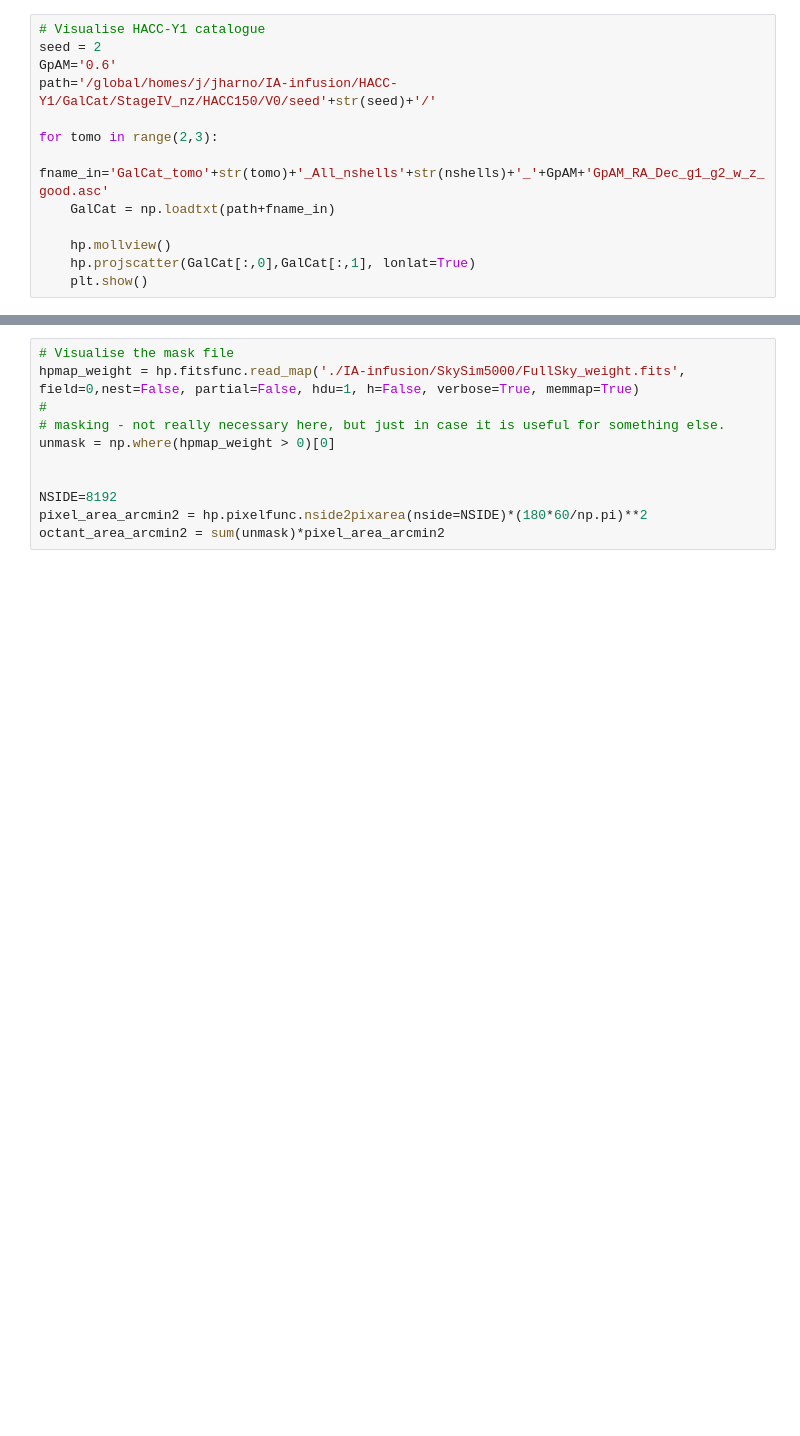
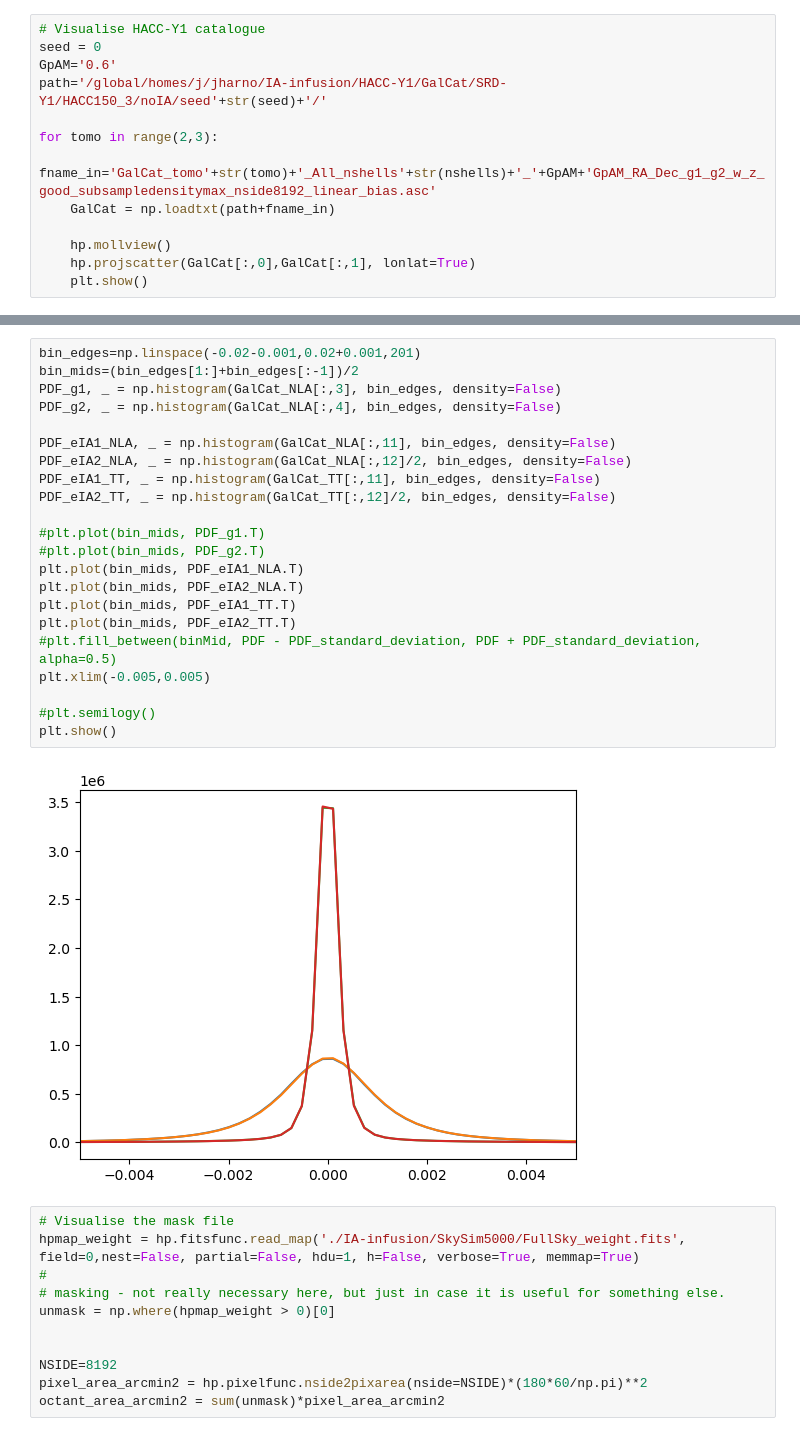
Before and after one commit to LSSTDESC/SkySim5000_IA_infusion, a Jupyter notebook: PopulateGal.ipynb, the cells around one changed output, grey strips where cells are left out. Saved outputs shown, nothing was run; the diff lists cells and outputs as text; blank space fills up the shorter version.

```diff
--- a/PopulateGal.ipynb
+++ b/PopulateGal.ipynb
@@ -869,11 +1161,11 @@ if(SkySim):
 # %%
 # Visualise HACC-Y1 catalogue
-seed = 2
+seed = 0
 GpAM='0.6'
-path='/global/homes/j/jharno/IA-infusion/HACC-Y1/GalCat/StageIV_nz/HACC150/V0/seed'+str(seed)+'/'
+path='/global/homes/j/jharno/IA-infusion/HACC-Y1/GalCat/SRD-Y1/HACC150_3/noIA/seed'+str(seed)+'/'
 
 for tomo in range(2,3):
-    fname_in='GalCat_tomo'+str(tomo)+'_All_nshells'+str(nshells)+'_'+GpAM+'GpAM_RA_Dec_g1_g2_w_z_good.asc'
+    fname_in='GalCat_tomo'+str(tomo)+'_All_nshells'+str(nshells)+'_'+GpAM+'GpAM_RA_Dec_g1_g2_w_z_good_subsampledensitymax_nside8192_linear_bias.asc'
     GalCat = np.loadtxt(path+fname_in)
 
     hp.mollview()
@@ -932,3 +1231,27 @@ for tomo in range(3,4):
+# %%
+bin_edges=np.linspace(-0.02-0.001,0.02+0.001,201)
+bin_mids=(bin_edges[1:]+bin_edges[:-1])/2
+PDF_g1, _ = np.histogram(GalCat_NLA[:,3], bin_edges, density=False)
+PDF_g2, _ = np.histogram(GalCat_NLA[:,4], bin_edges, density=False)
+
+PDF_eIA1_NLA, _ = np.histogram(GalCat_NLA[:,11], bin_edges, density=False)
+PDF_eIA2_NLA, _ = np.histogram(GalCat_NLA[:,12]/2, bin_edges, density=False)
+PDF_eIA1_TT, _ = np.histogram(GalCat_TT[:,11], bin_edges, density=False)
+PDF_eIA2_TT, _ = np.histogram(GalCat_TT[:,12]/2, bin_edges, density=False)
+
+#plt.plot(bin_mids, PDF_g1.T)
+#plt.plot(bin_mids, PDF_g2.T)
+plt.plot(bin_mids, PDF_eIA1_NLA.T)
+plt.plot(bin_mids, PDF_eIA2_NLA.T)
+plt.plot(bin_mids, PDF_eIA1_TT.T)
+plt.plot(bin_mids, PDF_eIA2_TT.T)
+#plt.fill_between(binMid, PDF - PDF_standard_deviation, PDF + PDF_standard_deviation, alpha=0.5)
+plt.xlim(-0.005,0.005)
+
+#plt.semilogy()
+plt.show()
+# %% [output]
+[figure, added]
 # %%
 # Visualise the mask file
 hpmap_weight = hp.fitsfunc.read_map('./IA-infusion/SkySim5000/FullSky_weight.fits', field=0,nest=False, partial=False, hdu=1, h=False, verbose=True, memmap=True)
```
Also changed, not shown: parts of 13 cells of this notebook.
